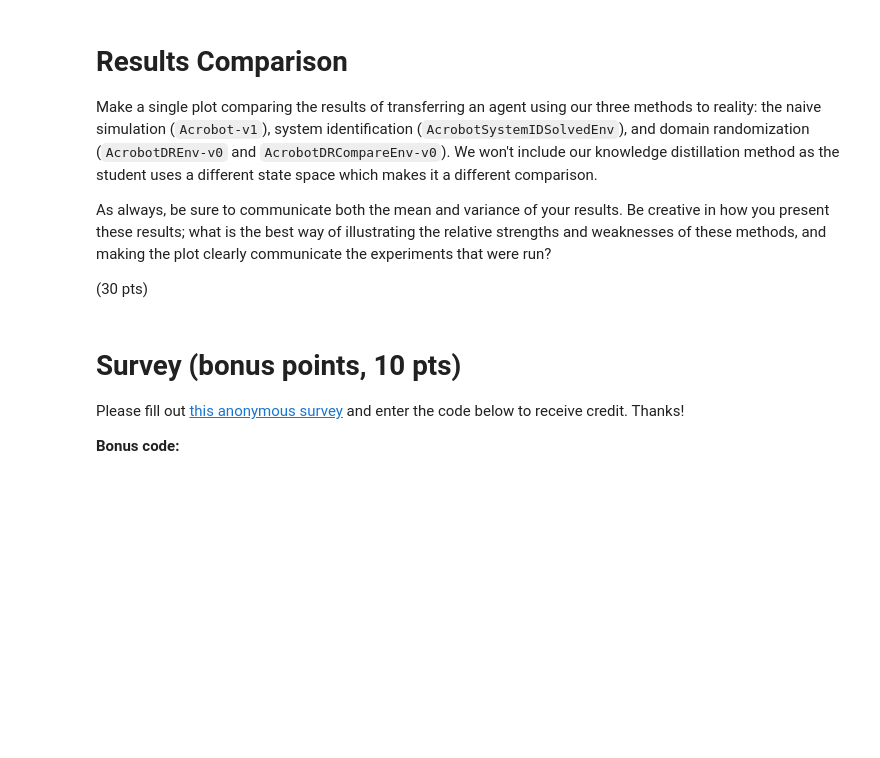
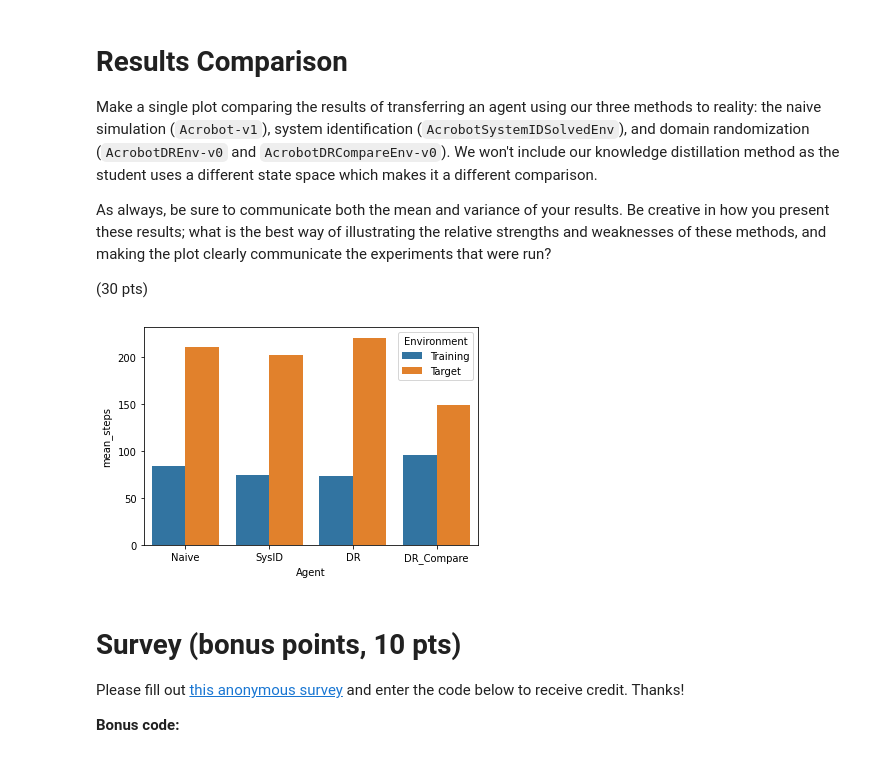
Before and after one commit to LuisCGit/6.484-reinforcement-learning, a Jupyter notebook: sim2real.ipynb, the cells around one changed output. Cells and saved outputs as stored; diff of their text form; code cells hidden in the pictures; blank space fills up the shorter version.

```diff
--- a/sim2real.ipynb
+++ b/sim2real.ipynb
@@ -575,0 +587,3 @@ Standard deviation of number of steps:  92.575374695434
+# %%
+training_env = wrap_env(gym.make('AcrobotDREnv-v0'))
+dr_mean_sim, dr_std_sim = eval_agent(dr_agent,training_env,num_trials=10)
@@ -638,5 +653,5 @@ plt.plot(dr_compare_steps, dr_compare_returns)
 ### ("AcrobotTargetEnv-v0").  Make sure to run at least 10 trials.
 ### Report mean and standard deviation. (10 pts)
 target_env = wrap_env(gym.make('AcrobotTargetEnv-v0'))
-eval_agent(dr_compare_agent,target_env,num_trials=10)
+dr_compare_mean_target, dr_compare_std_target = eval_agent(dr_compare_agent,target_env,num_trials=10)
 # %% [output]
@@ -644,0 +660,3 @@ Standard deviation of number of steps:  60.98819557914466
+# %%
+training_env = wrap_env(gym.make('AcrobotDRCompareEnv-v0'))
+dr_compare_mean_sim, dr_compare_std_sim = eval_agent(dr_compare_agent,training_env,num_trials=10)
@@ -951,3 +939,17 @@ As always, be sure to communicate both the mean and variance of your results. Be
+# %%
+### todo: make pretty plots.
+df = pd.DataFrame({
+    'Environment' : ['Training','Target']*4,
+    'Agent' : ['Naive']*2 + ['SysID']*2 + ['DR']*2 + ['DR_Compare']*2,
+    'mean_steps': [naive_mean_sim, naive_mean_target,sysid_mean_sim, sysid_mean_target,
+                   dr_mean_sim, dr_mean_target, dr_compare_mean_sim, dr_compare_mean_target],
+    'std_steps': [naive_std_sim, naive_std_target,sysid_std_sim,sysid_std_target,
+                  dr_std_sim, dr_std_target, dr_compare_std_sim, dr_compare_std_target]
+})
+# %%
+ax = sns.barplot(x="Agent", y="mean_steps", hue="Environment", data=df, ci = "std_steps")
+# %% [output]
+[figure, added]
 # %% [markdown]
 # Survey (bonus points, 10 pts)
 Please fill out [this anonymous survey](https://docs.google.com/forms/d/e/1FAIpQLSeG6LstBLYq61NeFfhXja6Lu9-roPpEiIFP8gkJ-5fNygwrKw/viewform?usp=sf_link) and enter the code below to receive credit. Thanks!
```
Also changed, not shown: parts of 24 cells of this notebook.
